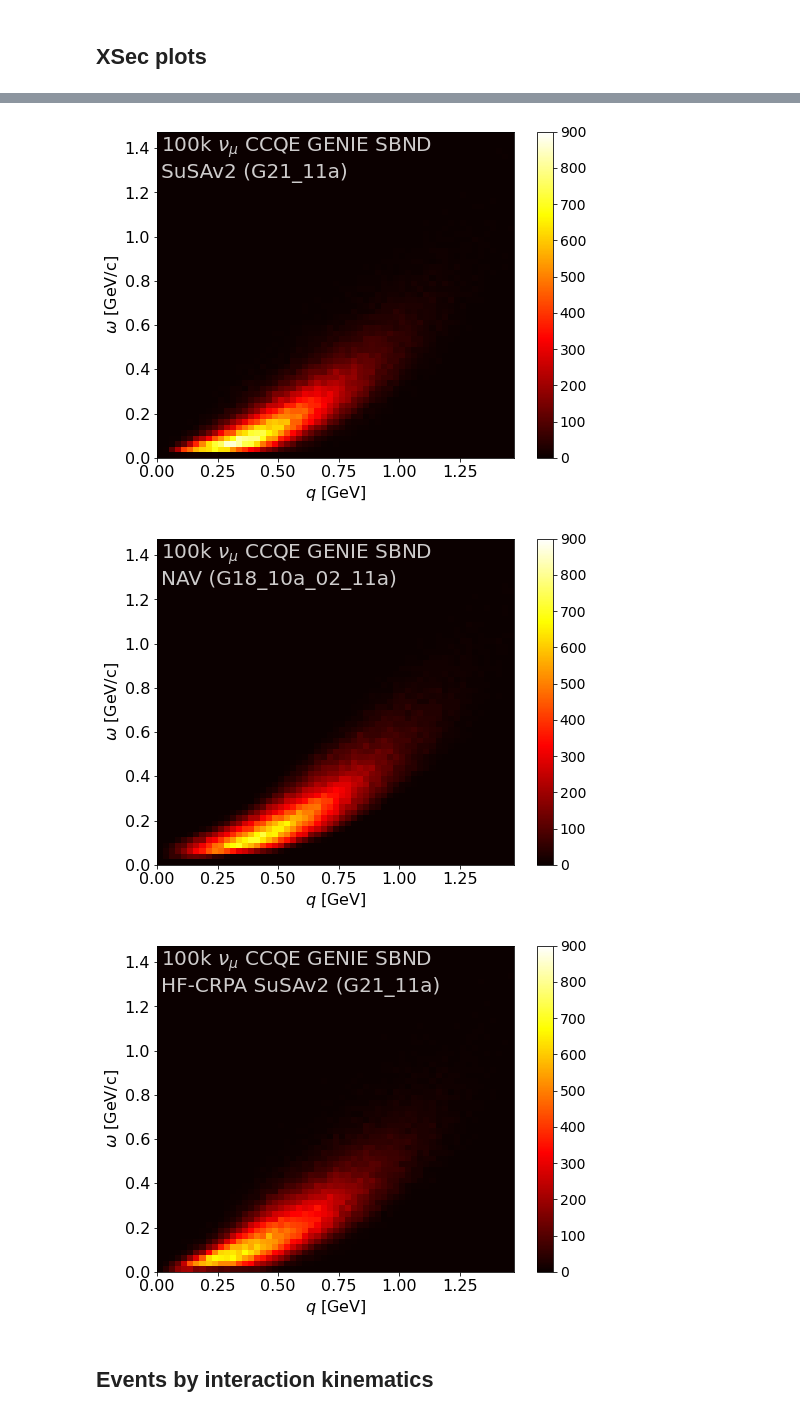
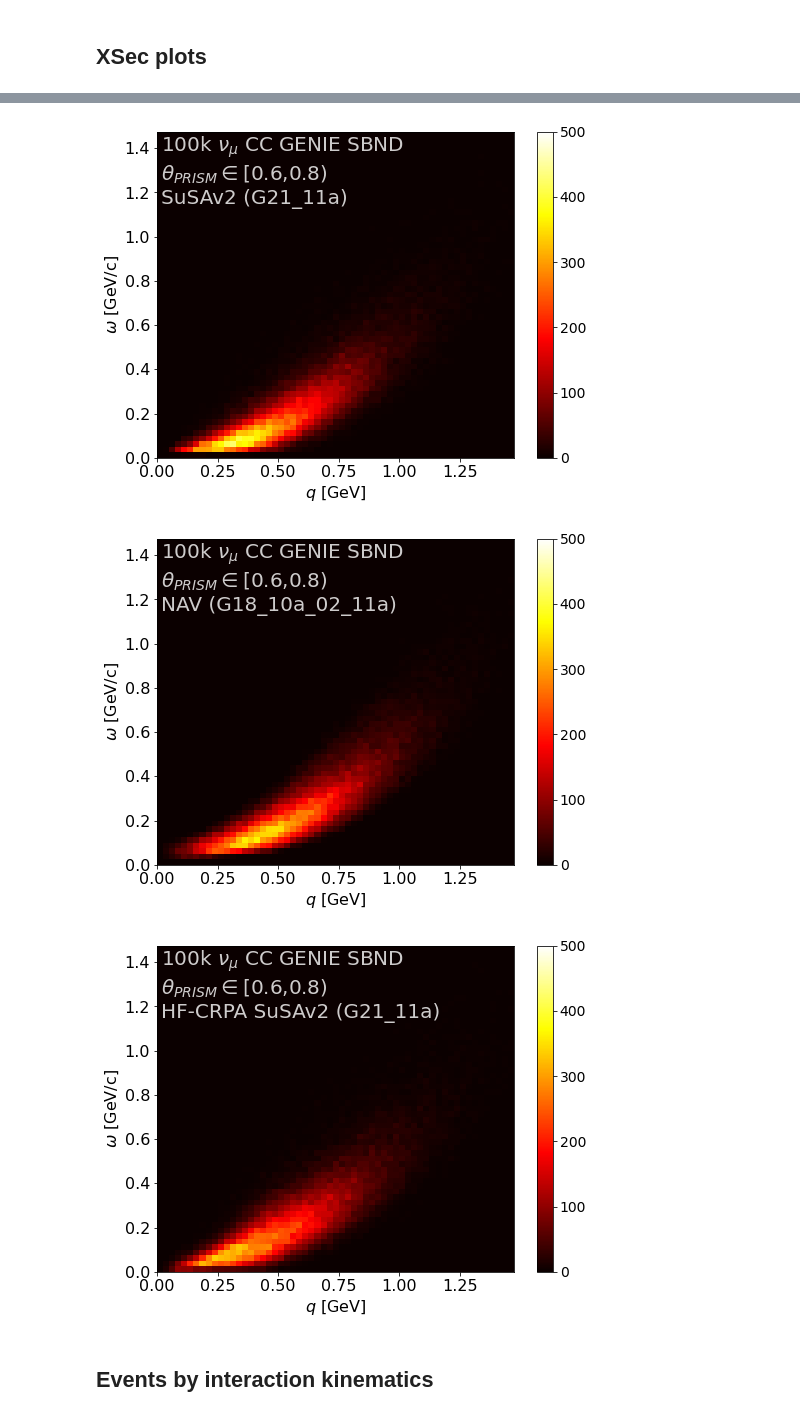
Before and after one commit to bear-is-asleep/numu_analysis, a Jupyter notebook: crpa_truth_comp.ipynb, the cells around one changed output, grey strips where cells are left out. Saved outputs shown, nothing was run; the diff lists cells and outputs as text; code cells hidden in the pictures.

Commit message:
genie models and prism updates

```diff
--- a/crpa_truth_comp.ipynb
+++ b/crpa_truth_comp.ipynb
@@ -22,36 +24,47 @@ Error:
 # %%
+#Variables
+prism_bin = 3
+save_plots = True
+
 #Constants/variables
-PLOTS_DIR = f'Plots/gevgenccqe_{plotters.day}'
+PLOTS_DIR = f'Plots/gevgencc_prism_bin{prism_bin}_{plotters.day}'
 
 CRPA_LABEL = 'HF-CRPA (G21_11a)'
 G21_LABEL = 'SuSAv2 (G21_11a)'
 G18_LABEL = 'NAV (G18_10a_02_11a)'
 HYBRID_LABEL = 'HF-CRPA SuSAv2 (G21_11a)'
 
-SIM_LABEL = r'100k $\nu_\mu$ CCQE GENIE SBND'
+PRISM_BINS = [0,0.2,0.4,0.6,0.8,1.0,1.2,1.4,1.6,1.8]
 
-save_plots = False
+SIM_LABEL = r'100k $\nu_\mu$ CC GENIE SBND'+ '\n' + r'$\theta_{PRISM} \in$' + f'[{PRISM_BINS[prism_bin]},{PRISM_BINS[prism_bin+1]})'
 # %% [markdown]
 ## Load data
 # %%
 fname_crpa = '/sbnd/data/users/brindenc/genie/crpa/gevgens/numu/CRPA/CCQE_CRPAG21_11a_00_000_sbnd_100k.root'
-tree_crpa = uproot.open(fname_crpa)['genie_tree;1']
+fname_crpa_prism = f'/sbnd/data/users/brindenc/genie/crpa/gevgens/numu/CRPA/prism/genie_tree_prism_bin{prism_bin}.root'
+tree_crpa = uproot.open(fname_crpa_prism)['genie_tree;1']
 df_crpa = tree_crpa.arrays(library='pd')
 
 fname_g21 = '/sbnd/data/users/brindenc/genie/crpa/gevgens/numu/G21/CCQE_G21_11a_00_000_sbnd_100k.root'
-tree_g21 = uproot.open(fname_g21)['genie_tree;1']
+fname_g21_prism = f'/sbnd/data/users/brindenc/genie/crpa/gevgens/numu/G21/prism/genie_tree_prism_bin{prism_bin}.root'
+tree_g21 = uproot.open(fname_g21_prism)['genie_tree;1']
 df_g21 = tree_g21.arrays(library='pd')
 
 fname_g18 = '/sbnd/data/users/brindenc/genie/crpa/gevgens/numu/G18/CCQE_G18_10a_02_11a_sbnd_100k.root'
-tree_g18 = uproot.open(fname_g18)['genie_tree;1']
+fname_g18_prism = f'/sbnd/data/users/brindenc/genie/crpa/gevgens/numu/G18/prism/genie_tree_prism_bin{prism_bin}.root'
+tree_g18 = uproot.open(fname_g18_prism)['genie_tree;1']
 df_g18 = tree_g18.arrays(library='pd')
 
 fname_hybrid = '/sbnd/data/users/brindenc/genie/crpa/gevgens/numu/CRPASuSAv2/CCQE_HybridG21_11a_00_000_sbnd_100k.root'
-tree_hybrid = uproot.open(fname_hybrid)['genie_tree;1']
+fname_hybrid_prism = f'/sbnd/data/users/brindenc/genie/crpa/gevgens/numu/CRPASuSAv2/prism/genie_tree_prism_bin{prism_bin}.root'
+tree_hybrid = uproot.open(fname_hybrid_prism)['genie_tree;1']
 df_hybrid = tree_hybrid.arrays(library='pd')
 
-fname_sbnd_flux = '/sbnd/data/users/brindenc/genie/crpa/splines/sbnd_flux.root'
-hist_sbnd_flux = uproot.open(fname_sbnd_flux)['flux_sbnd_numu;1'] #make sure to use correct flux
+#fname_sbnd_flux = '/sbnd/data/users/brindenc/genie/crpa/splines/sbnd_flux.root'
+#hist_sbnd_flux = uproot.open(fname_sbnd_flux)['flux_sbnd_numu;1'] #make sure to use correct flux
+
+fname_sbnd_prism_flux = '/sbnd/data/users/brindenc/genie/crpa/splines/prism_fluxes.root'
+hist_sbnd_flux = uproot.open(fname_sbnd_prism_flux)[f'prism_flux_{prism_bin};1'] #make sure to use correct flux
 # %% [markdown]
 ## Clean Data
 # %%
@@ -93,4 +106,10 @@ makeplot.plot_hist_edges(edges_sbnd_flux,values_sbnd_flux,None,r'$\nu_\mu$ Flux'
 ax.plot(Es,flux_interp(Es),label='Interpolated',lw=2,linestyle='-.')
 ax.legend()
 plotters.set_style(ax)
+plotters.add_label(ax,f'mode = {sbndstats.calc_mean_hist(values_sbnd_flux,edges_sbnd_flux):.2f}'\
+                    '\n'+f'mean = {sbndstats.calc_mode_hist(values_sbnd_flux,edges_sbnd_flux):.2f}'
+                   ,where='bottomright'
+                   ,fontsize=20)
+
+plotters.save_plot('flux_check',fig=fig,folder_name=PLOTS_DIR)
 # %% [output]
@@ -334,7 +353,7 @@ ax.set_ylabel(r'$\omega$ [GeV/c]')
 
 cbar = fig.colorbar(im[3],ax=ax)
 cbar.ax.tick_params(labelsize=14)
-im[3].set_clim(0,900)
+im[3].set_clim(0,500)
 
 plotters.set_style(ax)
 plotters.add_label(ax,SIM_LABEL+'\n'+f'{G21_LABEL}',where='topleft',fontsize=20,alpha=0.8,color='white')
@@ -342,7 +361,7 @@ plotters.add_label(ax,SIM_LABEL+'\n'+f'{G21_LABEL}',where='topleft',fontsize=20,
 if save_plots:
   plotters.save_plot('ccnumu_g21_omega_q',fig=fig,folder_name=PLOTS_DIR)
 # %% [output]
-[figure, old version]
+[figure, new version]
 # %%
 fig,ax = plt.subplots(figsize=(8,6))
 im = ax.hist2d(np.sqrt(df_g18.Q2),df_g18.initialnu_E-df_g18.final_mu_E,
@@ -353,7 +372,7 @@ ax.set_ylabel(r'$\omega$ [GeV/c]')
 
 cbar = fig.colorbar(im[3],ax=ax)
 cbar.ax.tick_params(labelsize=14)
-im[3].set_clim(0,900)
+im[3].set_clim(0,500)
 
 plotters.set_style(ax)
 plotters.add_label(ax,SIM_LABEL+'\n'+f'{G18_LABEL}',where='topleft',fontsize=20,alpha=0.8,color='white')
@@ -361,26 +380,26 @@ plotters.add_label(ax,SIM_LABEL+'\n'+f'{G18_LABEL}',where='topleft',fontsize=20,
 if save_plots:
   plotters.save_plot('ccnumu_g18_omega_q',fig=fig,folder_name=PLOTS_DIR)
 # %% [output]
-[figure, old version]
+[figure, new version]
 # %%
 fig,ax = plt.subplots(figsize=(8,6))
 im = ax.hist2d(np.sqrt(df_hybrid.Q2),df_hybrid.initialnu_E-df_hybrid.final_mu_E,
           cmap='hot',bins=np.arange(0,1.5,0.025))
 
 ax.set_xlabel(r'$q$ [GeV]')
 ax.set_ylabel(r'$\omega$ [GeV/c]')
 
 cbar = fig.colorbar(im[3],ax=ax)
 cbar.ax.tick_params(labelsize=14)
-im[3].set_clim(0,900)
+im[3].set_clim(0,500)
 
 plotters.set_style(ax)
 plotters.add_label(ax,SIM_LABEL+'\n'+f'{HYBRID_LABEL}',where='topleft',fontsize=20,alpha=0.8,color='white')
 
 if save_plots:
   plotters.save_plot('ccnumu_hybrid_omega_q',fig=fig,folder_name=PLOTS_DIR)
 # %% [output]
-[figure, old version]
+[figure, new version]
 # %% [markdown]
 ## Events by interaction kinematics
 # %%
```
Also changed, not shown: parts of 13 cells of this notebook, 7 other files.
